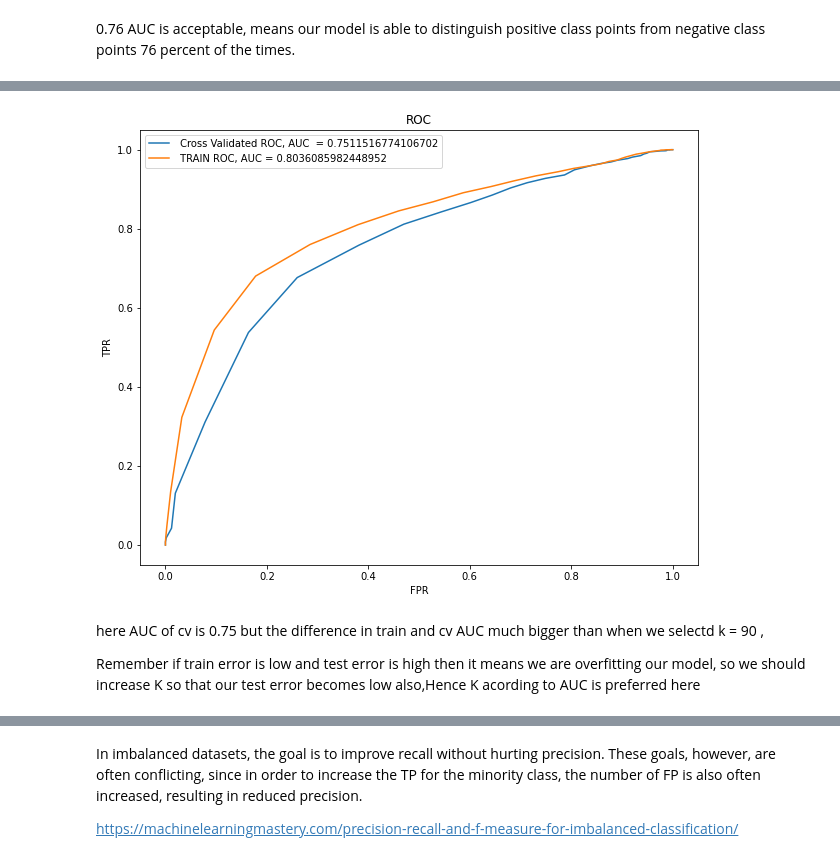
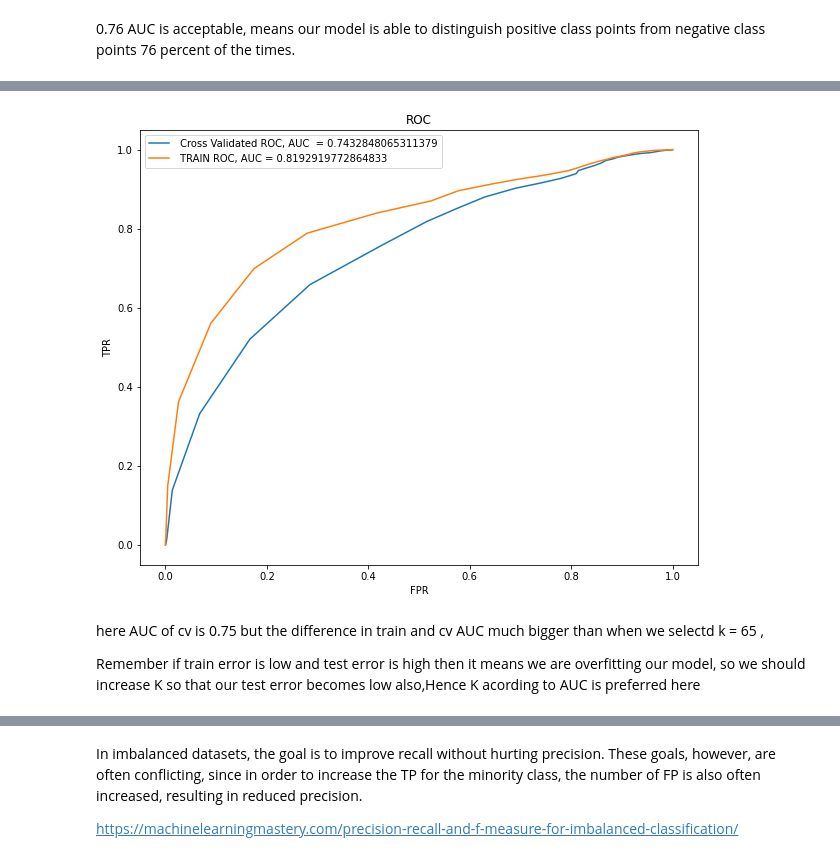
Before and after one commit to Dummy-Bug/Amazon-Fine-Food-Reviews, a Jupyter notebook: Amazon_Fine_Food_Reviews_using_KNN_.ipynb, the cells around one changed output, grey strips where cells are left out. Saved outputs shown, nothing was run; the diff lists cells and outputs as text; code cells hidden in the pictures.

```diff
--- a/Amazon_Fine_Food_Reviews_using_KNN_.ipynb
+++ b/Amazon_Fine_Food_Reviews_using_KNN_.ipynb
@@ -515,9 +530,9 @@ recall_list    = []
 f1_Score_list  = []
 k_list         = []
 
-for i in tqdm(range(1,220,16)):
+for i in tqdm(range(1,80,8)):
 
-  knn = KNeighborsClassifier(n_neighbors = i, algorithm = 'brute',n_jobs = -1)
+  knn = KNeighborsClassifier(n_neighbors = i, algorithm = 'brute',n_jobs = -1,metric = 'cosine')
 
   knn.fit(BOW_X_train,Y_train) # fitting the model in BOW training data
   pred = knn.predict(BOW_X_cv) # predicting the labels of cross validation data
@@ -709,13 +714,9 @@ started declining ) is the  optimal k and on the basis of f1 score optimal k
 # %%
 %time
 from sklearn.neighbors import KNeighborsClassifier
-from sklearn.metrics import   accuracy_score
-from sklearn.metrics import   precision_score
-from sklearn.metrics import   recall_score
-from sklearn.metrics import   f1_score
 from sklearn.metrics import   roc_auc_score
 
-knn = KNeighborsClassifier(n_neighbors=90,algorithm='brute',n_jobs=-1) # selecting k according to AUC
+knn = KNeighborsClassifier(n_neighbors=65,algorithm='brute',n_jobs=-1) # selecting k according to AUC
 
 knn.fit(BOW_X_train,Y_train)
 
@@ -747,34 +748,2 @@ Wall time: 5.72 µs
 # %% [markdown]
 0.76 AUC is acceptable, means our model is able to distinguish positive class points from negative class points 76 percent of the times.
-# %%
-from sklearn.metrics import confusion_matrix
-
-knn = KNeighborsClassifier(n_neighbors=90,algorithm = 'brute')
-
-knn.fit(BOW_X_train,Y_train)
-pred = knn.predict(BOW_X_test)
-
-accuracy  = accuracy_score(Y_test,pred)*100
-precision = np.round(precision_score(Y_test,pred,average = 'binary')*100)
-recall    = np.round(recall_score(Y_test,pred,average = 'binary')*100)
-f1_Score  = np.round( f1_score(Y_test,pred,average = 'binary')*100)
-
-
-print("Accuracy         = ",accuracy)
-print("Precision_score  = ",precision)
-print("Recall_score     = ",recall)
-print("f1 Score         = ",f1_Score)
-
-matrix      = confusion_matrix(Y_test,pred)
-class_label = ["NEGATIVE","POSITIVE"]
-
-df = pd.DataFrame(matrix,index=class_label,columns=class_label)
-
-plt.figure(figsize=(8,6))
-sns.heatmap(df,annot = True)
-
-plt.title("CONFUSION MATRIX")
-plt.xlabel("Predicted Label")
-plt.ylabel("ACTUAL Label")
-
-plt.show()
@@ -787,32 +780,32 @@ f1 Score         =  92.0
 # %%
-knn = KNeighborsClassifier(n_neighbors=60,algorithm='brute',n_jobs=-1) # selecting k according to Accuracy
+knn = KNeighborsClassifier(n_neighbors=45,algorithm='brute',n_jobs=-1) # selecting k according to Accuracy
 
 knn.fit(BOW_X_train,Y_train)
 
 y_hat = knn.predict_proba(BOW_X_cv)
 pos_prob_test = y_hat[:,1]
 
 fpr_test, tpr_test, thresholds = roc_curve(Y_cv,pos_prob_test)
 
 y_hat = knn.predict_proba(BOW_X_train)
 pos_prob_train = y_hat[:,1]
 
 fpr_train, tpr_train, thresholds = roc_curve(Y_train,pos_prob_train)
 
 plt.figure(figsize=(10,8))
 
 plt.plot(fpr_test, tpr_test ,label = " Cross Validated ROC, AUC  = " + str(roc_auc_score(Y_cv,pos_prob_test)))
 plt.plot(fpr_train,tpr_train,label = " TRAIN ROC, AUC = " + str(roc_auc_score(Y_train,pos_prob_train)))
 
 plt.title('ROC')
 plt.xlabel('FPR')
 plt.ylabel('TPR')
 plt.legend()
 
 plt.show()
 # %% [output]
-[figure, old version]
+[figure, new version]
 # %% [markdown]
-here AUC of cv is 0.75 but the difference in train and cv AUC much bigger than when we selectd k = 90 ,
+here AUC of cv is 0.75 but the difference in train and cv AUC much bigger than when we selectd k = 65 ,
 
 Remember if train error is low and test error is high then it means we are overfitting our model, so we should increase K so that our test error becomes low also,Hence K acording to AUC is preferred here
```
Also changed, not shown: parts of 63 cells of this notebook.
